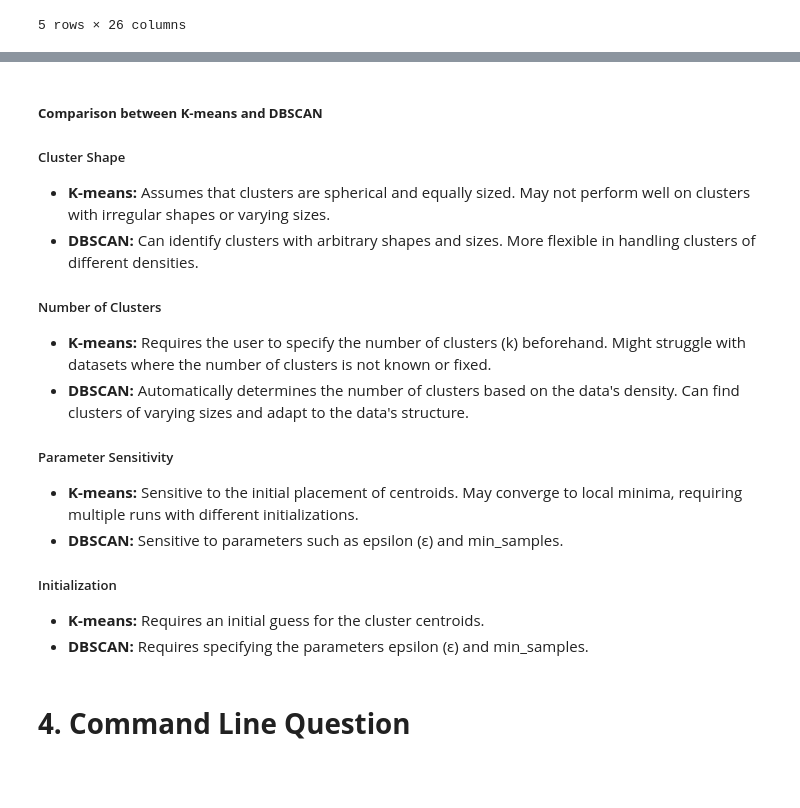
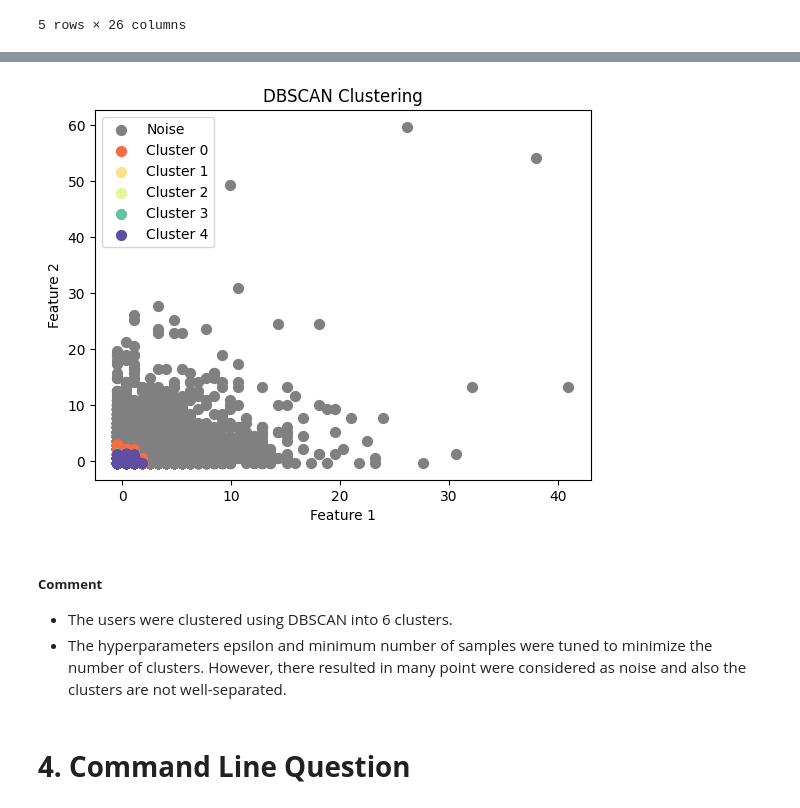
Before and after one commit to HazemTarek1080/A-Comprehensive-Analysis-of-Netflix-User-Behavior-Through-Hashing-and-Clustering-Techniques, a Jupyter notebook: main.ipynb, the cells around one changed output, grey strips where cells are left out. Drawn from its saved outputs; the diff is of its cells as text; code cells hidden in the pictures; blank space fills up the shorter version.

```diff
--- a/main.ipynb
+++ b/main.ipynb
@@ -2247,25 +2247,26 @@ plt.show()
-# %% [markdown]
-##### **Comparison between K-means and DBSCAN**
-
-##### Cluster Shape
-
-- **K-means:** Assumes that clusters are spherical and equally sized. May not perform well on clusters with irregular shapes or varying sizes.
-- **DBSCAN:** Can identify clusters with arbitrary shapes and sizes. More flexible in handling clusters of different densities.
-
-##### Number of Clusters
-
-- **K-means:** Requires the user to specify the number of clusters (k) beforehand. Might struggle with datasets where the number of clusters is not known or fixed.
-- **DBSCAN:** Automatically determines the number of clusters based on the data's density. Can find clusters of varying sizes and adapt to the data's structure.
-
-##### Parameter Sensitivity
-
-- **K-means:** Sensitive to the initial placement of centroids. May converge to local minima, requiring multiple runs with different initializations.
-- **DBSCAN:** Sensitive to parameters such as epsilon (ε) and min_samples.
-
-##### Initialization
-
-- **K-means:** Requires an initial guess for the cluster centroids.
-- **DBSCAN:** Requires specifying the parameters epsilon (ε) and min_samples.
+# %%
+# Assign a unique color to each cluster (including noise points, labeled as -1)
+unique_labels = np.unique(clusters)
+colors = plt.cm.Spectral(np.linspace(0, 1, len(unique_labels)))
+
+for label, color in zip(unique_labels, colors):
+    if label == -1:
+        plt.scatter(scaled_data[clusters == label, 0], scaled_data[clusters == label, 1], color='gray', s=50, label='Noise')
+    else:
+        plt.scatter(scaled_data[clusters == label, 0], scaled_data[clusters == label, 1], color=color, s=50, label=f'Cluster {label}')
+
+plt.title('DBSCAN Clustering')
+plt.xlabel('Feature 1')
+plt.ylabel('Feature 2')
+plt.legend()
+plt.show()
+# %% [output]
+[figure, added]
+# %% [markdown]
+##### **Comment**
+
+- The users were clustered using DBSCAN into 6 clusters.
+- The hyperparameters epsilon and minimum number of samples were tuned to minimize the number of clusters. However, there resulted in many point were considered as noise and also the clusters are not well-separated.
 # %% [markdown]
 # **4. Command Line Question**
 # %% [markdown]
```
Also changed, not shown: parts of 4 cells of this notebook.
